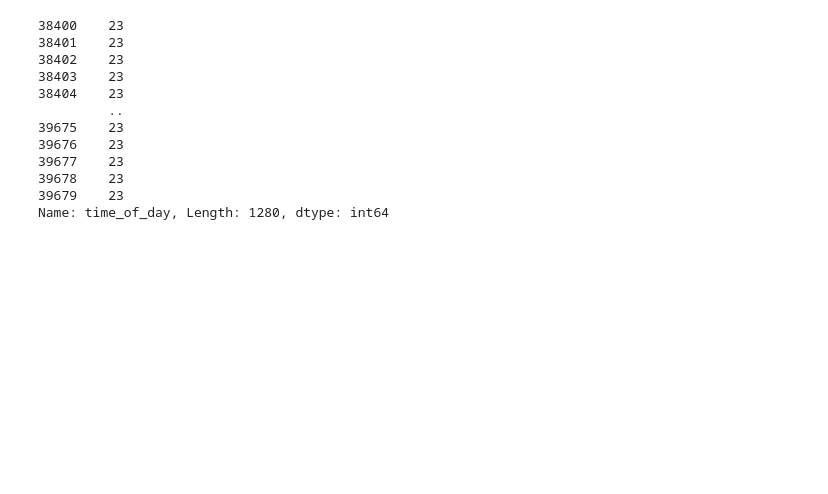
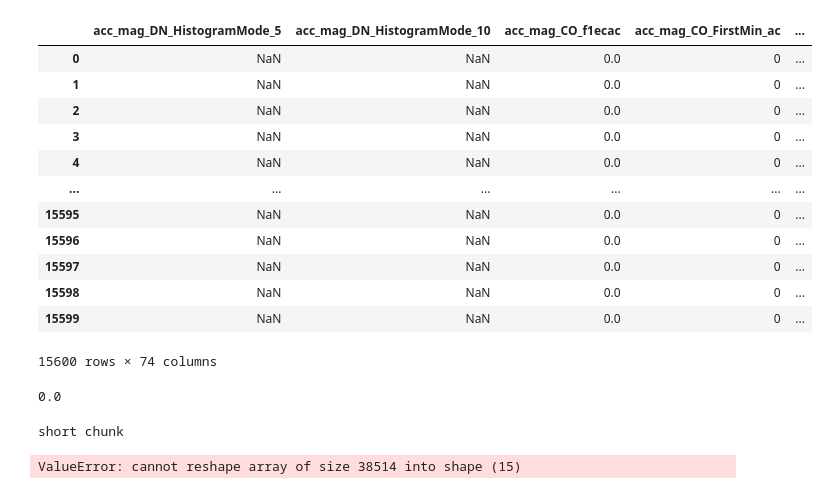
Before and after one commit to Spokhim/PK_EForecasting, a Jupyter notebook: Model_Accel.ipynb, the cells around one changed output. Drawn from its saved outputs; the diff is of its cells as text; code cells hidden in the pictures; blank space fills up the shorter version.

```diff
--- a/Model_Accel.ipynb
+++ b/Model_Accel.ipynb
@@ -57,0 +140,14 @@ data.shape[0]
+# %%
+# Want to transform from Cartesian to Polar Coordinates
+
+# First get the magnitude of the acceleration
+# For some reason acc_mag is different from the calcualted magnitude.  By roughly 1.  My guess is that their mag was calculated after a normalisation step which removed the mean of 1g.
+# print(data["acc_mag"] - np.sqrt(data["acc_x"]**2 + data["acc_y"]**2 + data["acc_z"]**2))
+# Therefore, replace it with a calculated one
+data["acc_mag"] = np.sqrt(data["acc_x"]**2 + data["acc_y"]**2 + data["acc_z"]**2)
+
+# Then get theta
+data["acc_theta"] = np.arctan2(data["acc_y"],data["acc_x"])
+
+# Then get phi
+data["acc_phi"] = np.arccos(data["acc_z"]/data["acc_mag"])
@@ -164,15 +268,16 @@ KeyError: 0
-# %%
-window.iloc[:,0]
-# %% [output]
-38400    23
-38401    23
-38402    23
-38403    23
-38404    23
-         ..
-39675    23
-39676    23
-39677    23
-39678    23
-39679    23
-Name: time_of_day, Length: 1280, dtype: int64
+# %%
+df
+# %% [output]
+|  | acc_mag_DN_HistogramMode_5 | acc_mag_DN_HistogramMode_10 | acc_mag_CO_f1ecac | acc_mag_CO_FirstMin_ac | ... |
+| 0 | NaN | NaN | 0.0 | 0 | ... |
+| 1 | NaN | NaN | 0.0 | 0 | ... |
+| 2 | NaN | NaN | 0.0 | 0 | ... |
+| 3 | NaN | NaN | 0.0 | 0 | ... |
+| 4 | NaN | NaN | 0.0 | 0 | ... |
+| ... | ... | ... | ... | ... | ... |
+| 15595 | NaN | NaN | 0.0 | 0 | ... |
+| 15596 | NaN | NaN | 0.0 | 0 | ... |
+| 15597 | NaN | NaN | 0.0 | 0 | ... |
+| 15598 | NaN | NaN | 0.0 | 0 | ... |
+| 15599 | NaN | NaN | 0.0 | 0 | ... |
+15600 rows × 74 columns
@@ -178,0 +287,15 @@ Name: time_of_day, Length: 1280, dtype: int64
+# %%
+df['label'].mean()
+# %% [output]
+0.0
+# %%
+# Add Quality Features
+df["acc_quality"] = RandFuncs.acc_quality_adj(data, f_s)
+#df["bvp_quality"] = RandFuncs.bvp_quality_adj(data, f_s)
+#df["eda_quality"] = RandFuncs.eda_quality_adj(data, f_s)
+
+# There is a possibility that these need to be performed on a larger window?
+# This is just giving out NaNs.... There is a bug somewhere.
+# %% [output]
+short chunk
+ValueError: cannot reshape array of size 38514 into shape (15)
```
Also changed, not shown: parts of 28 cells of this notebook, 4 other files.
